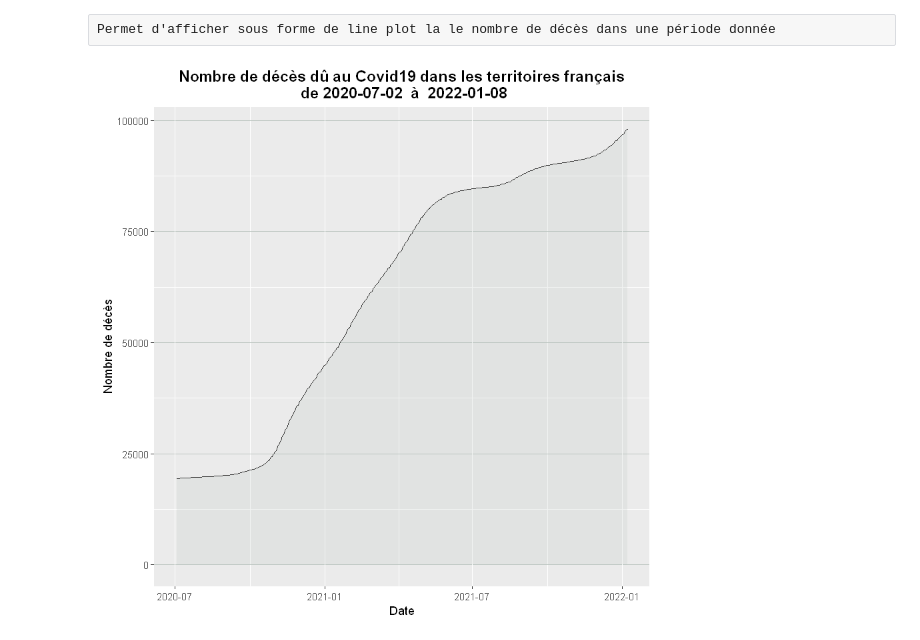
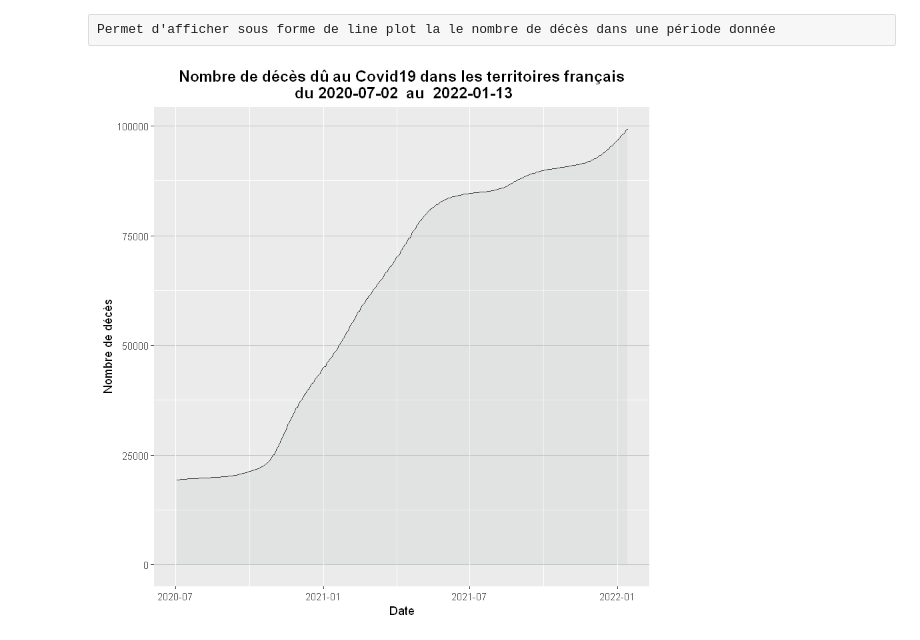
Before and after one commit to Markito-dev/CovidReporter_R, a Jupyter notebook: EDA_hospital_Covid19.ipynb, the cells around one changed output. Drawn from its saved outputs; the diff is of its cells as text; code cells hidden in the pictures.

Commit message:
Retouche des dates des graph + début du scrapping

```diff
--- a/EDA_hospital_Covid19.ipynb
+++ b/EDA_hospital_Covid19.ipynb
@@ -520,11 +472,15 @@ Permet d'afficher sous forme d'area plot la répartition des hospitalisations pa
 Affiche_hosp_periode <- function(dataframe, deb_date = as.Date("2019-12-31"), end_date = as.Date("2022-01-08")) {
     sprintf("Period of analysis: %s -> %s",as.character.Date(deb_date),as.character.Date(end_date))
     #Filter part#
-    df_filtered<-dataframe %>% filter((as.Date(jour) < end_date) & (as.Date(jour) > deb_date))
-
+    df_filtered<-dataframe %>% filter((as.Date(jour) =< end_date) & (as.Date(jour) >= deb_date))
+    date_min = min(as.character.Date(df_filtered$jour))
+    date_max = max(as.character.Date(df_filtered$jour))
     #Graphic part#
         # Area plot
-    title_label = paste("Nombre d'hospitalisation dû au Covid19 dans les territoires français\n de",as.character.Date(deb_date)," à ",as.character.Date(end_date))
+    title_label = paste("Nombre d'hospitalisation dû au Covid19 dans les territoires français\n du",
+                        as.character.Date(date_min),
+                        " au ",
+                        as.character.Date(date_max))
 
     ggplot(df_filtered,
            aes(x=as.Date(jour))) +
@@ -618,14 +574,16 @@ Permet d'afficher sous forme de line plot la le nombre de décès dans une péri
 Affiche_dc_periode <- function(dataframe, deb_date = as.Date("2019-12-31"), end_date = as.Date("2022-01-08")) {
     sprintf("Period of analysis: %s -> %s",as.character.Date(deb_date),as.character.Date(end_date))
     #Filter part#
-    df_filtered <- dataframe %>% filter((as.Date(jour) < end_date) & (as.Date(jour) > deb_date))
-
+    df_filtered <- dataframe %>% filter((as.Date(jour) <= end_date) & (as.Date(jour) >= deb_date))
+    date_min = min(as.character.Date(df_filtered$jour))
+    date_max = max(as.character.Date(df_filtered$jour))
+#     print(as.character.Date(date_min))
     #Graphic part#
         # Area plot
-    title_label = paste("Nombre de décès dû au Covid19 dans les territoires français\n de",
-                        as.character.Date(deb_date),
-                        " à ",
-                        as.character.Date(end_date))
+    title_label = paste("Nombre de décès dû au Covid19 dans les territoires français\n du",
+                        as.character.Date(date_min),
+                        " au ",
+                        as.character.Date(date_max))
 
     ggplot(df_filtered,
            aes(x=as.Date(jour))) +
@@ -644,7 +602,7 @@ Affiche_dc_periode <- function(dataframe, deb_date = as.Date("2019-12-31"), end_
 }
 # %%
 date1 = as.Date("2020-07-02")
-date2 = as.Date("2022-01-08")
+date2 = as.Date("2022-07-13")
 Affiche_dc_periode(df_data_fr,date1,date2)
 # %% [output]
-[figure, old version]
+[figure, new version]
```
Also changed, not shown: parts of 38 cells of this notebook, 1 other file.
